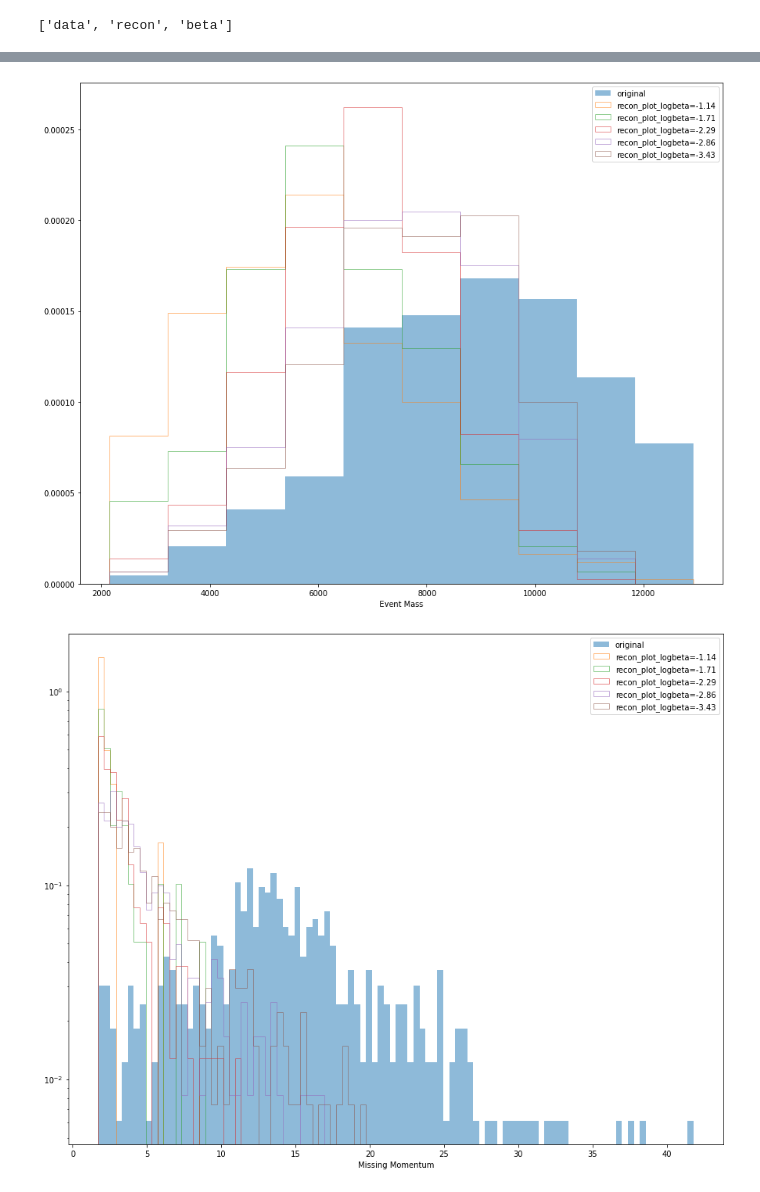
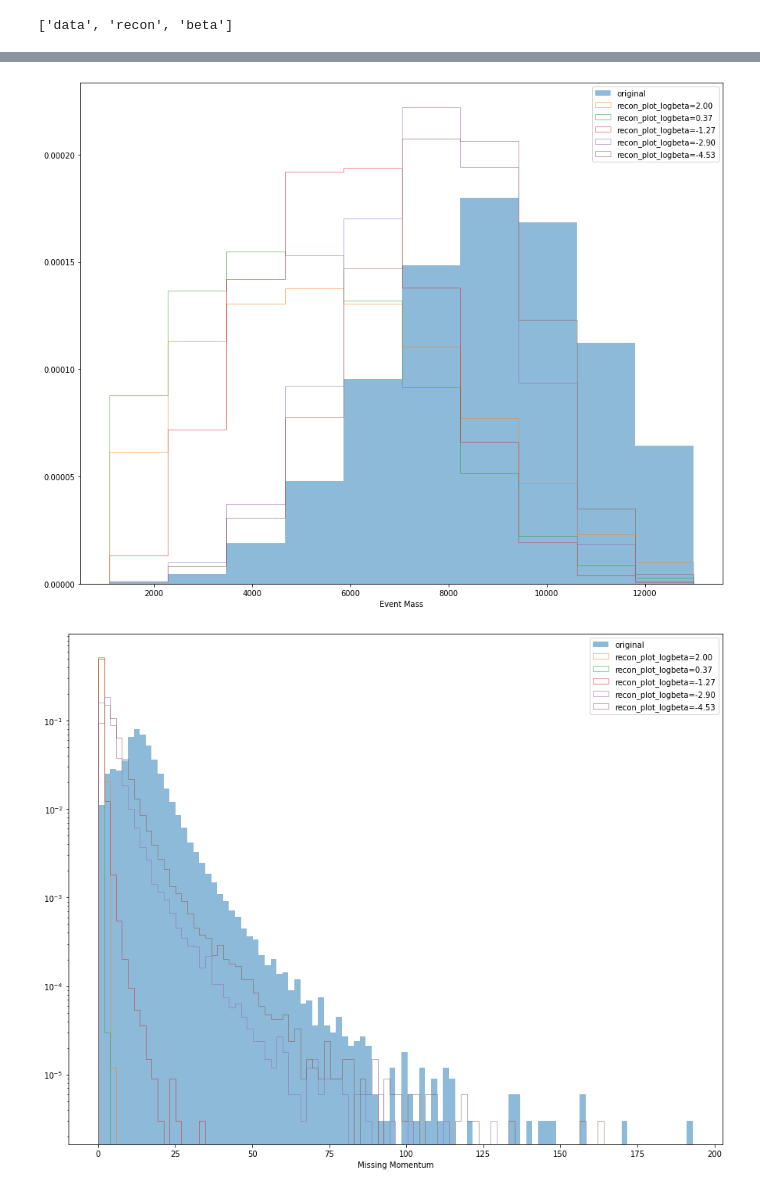
Before and after one commit to erichuangyf/EMD_VAE, a Jupyter notebook: recon_kinematic_plot/Get_kinematic_plot.ipynb, the cells around one changed output, grey strips where cells are left out. Saved outputs shown, nothing was run; the diff lists cells and outputs as text; code cells hidden in the pictures.

Commit message:
plot updated

```diff
--- a/recon_kinematic_plot/Get_kinematic_plot.ipynb
+++ b/recon_kinematic_plot/Get_kinematic_plot.ipynb
@@ -8,14 +8,14 @@ import os
 import matplotlib.pyplot as plt
 plt.rcParams["figure.figsize"] = (15, 12)
 # %%
-plot_root_dir = r"/global/home/users/yifengh3/VAE/vec_data/recon_plots/B_signal"
+plot_root_dir = r"/global/home/users/yifengh3/VAE/vec_data/recon_plots/B_signal_for_pfn"
 # %%
 try:
     os.mkdir(plot_root_dir)
 except:
     pass
 # %%
-recon_data = r"/global/home/users/yifengh3/VAE/vec_data/recon_data/reconstructed_B_signal_vector.npz"
+recon_data = r"/global/home/users/yifengh3/VAE/vec_data/recon_data/pfn_bsignal.npz"
 # %%
 raw_data = np.load(recon_data)
 # %%
@@ -44,4 +33,4 @@ plt.show()
 # %%
 # plt.rcParams["figure.figsize"] = (15, 12)
-compare_recons(original_data , recon_data[beta_idx], new_betas, plot_root_dir, pbar = True, njets=3, split=5, mjet_xlim=None)
+compare_recons(original_data , recon_data, log_betas, plot_root_dir, pbar = True, njets=3, split=5, mjet_xlim=None)
 # %% [output]
@@ -51,2 +40,2 @@ compare_recons(original_data , recon_data[beta_idx], new_betas, plot_root_dir, p
-[figure, old version]
+[figure, new version]
-[figure, old version]
+[figure, new version]
```
Also changed, not shown: parts of 5 cells of this notebook, 18 other files.
